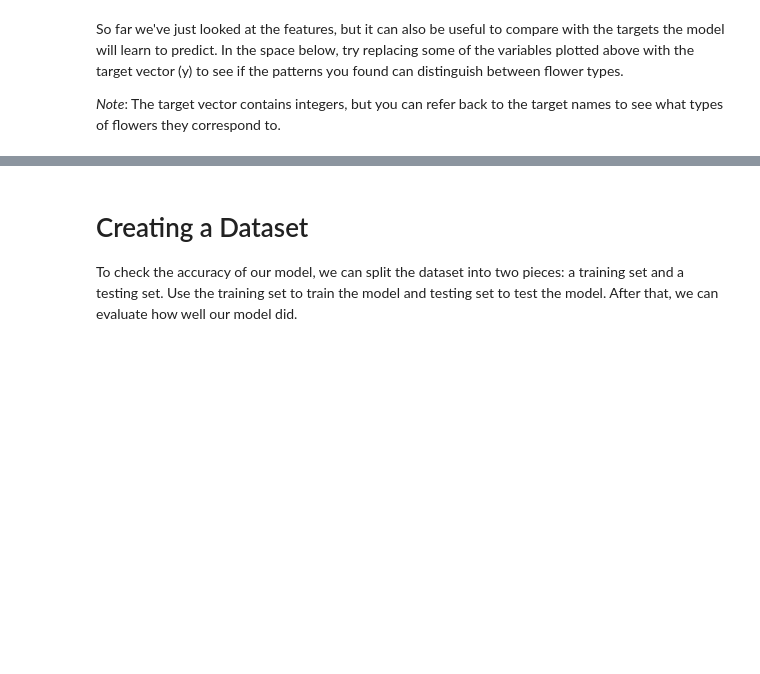
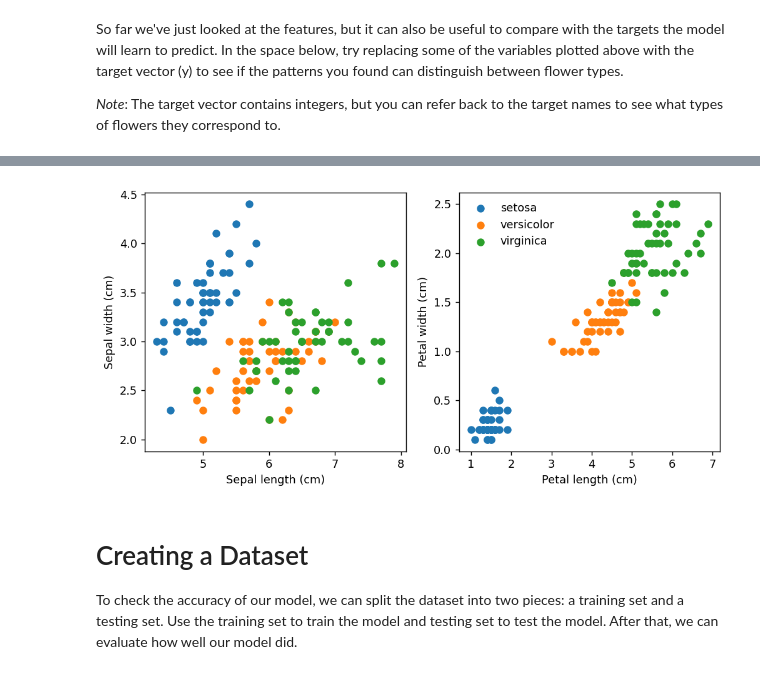
Before and after one commit to hollandra/RosettaBootcamp, a Jupyter notebook: tutorials/ML_classification.ipynb, the cells around one changed output, grey strips where cells are left out. Cells and saved outputs as stored; diff of their text form; code cells hidden in the pictures; blank space fills up the shorter version.

```diff
--- a/tutorials/ML_classification.ipynb
+++ b/tutorials/ML_classification.ipynb
@@ -97,19 +144,31 @@ _Note_: The target vector contains integers, but you can refer back to the targe
 # %%
 import matplotlib.pyplot as plt
 
-fig, axes = plt.subplots(1, 2, figsize=(12, 4))
+fig, axes = plt.subplots(1, 2, figsize=(8, 4), dpi=128)
 
-axes[0].scatter(petal_length, y, alpha=0.75)
-axes[0].set_xlabel("Petal Length (cm)")
-axes[0].set_ylabel("Species")
-axes[0].set_yticks(range(len(target_names)), target_names)
-axes[0].set_title("Petal Length by Species")
+for group in range(len(target_names)):
+    axes[0].scatter(
+        sepal_length[y==group],
+        sepal_width[y==group],
+        label=str(target_names[group])
+    )
+axes[0].set_xlabel("Sepal length (cm)")
+axes[0].set_ylabel("Sepal width (cm)")
 
-#Complete the graph for axes[1] below
-
+for group in range(len(target_names)):
+    axes[1].scatter(
+        petal_length[y==group],
+        petal_width[y==group],
+        label=str(target_names[group])
+    )
+axes[1].set_xlabel("Petal length (cm)")
+axes[1].set_ylabel("Petal width (cm)")
+axes[1].legend(frameon=False)
 
 fig.tight_layout()
 plt.show()
+# %% [output]
+[figure, added]
 # %% [markdown]
 # Creating a Dataset
 
```
Also changed, not shown: parts of 19 cells of this notebook.
